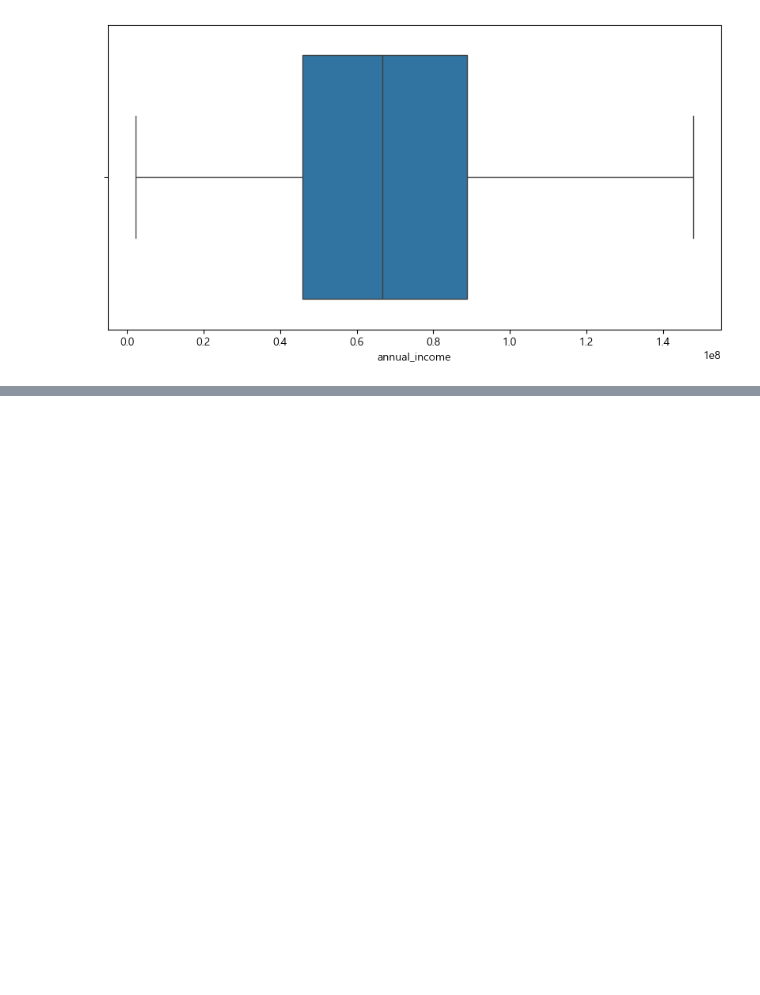
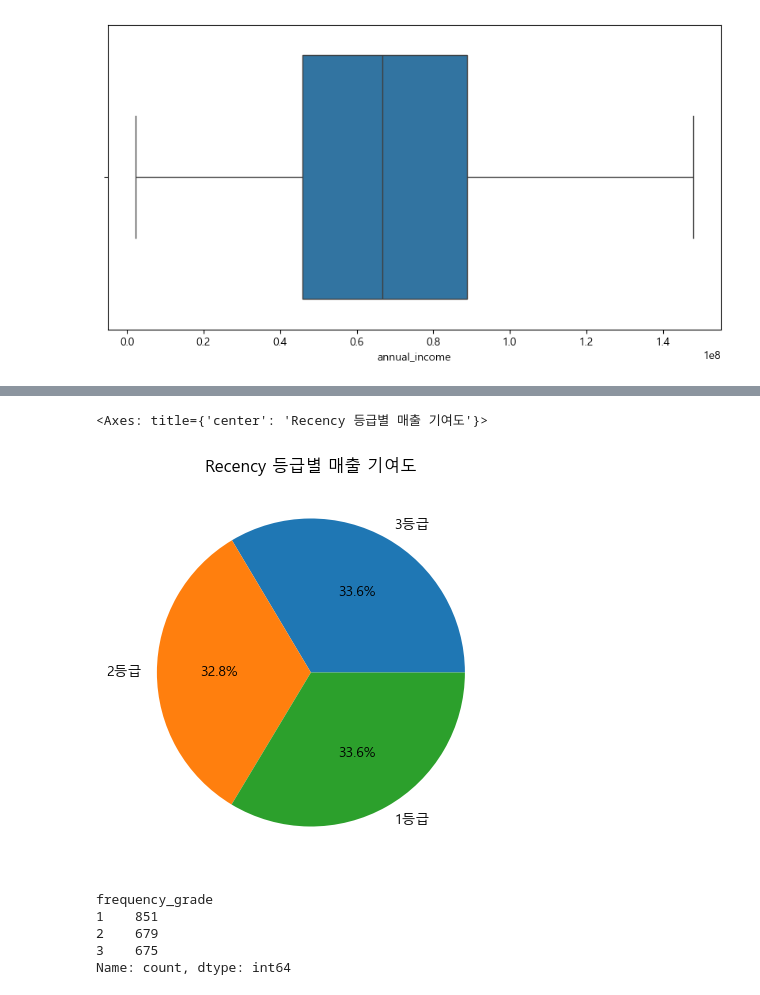
Before and after one commit to Crystal-0109/Codeit, a Jupyter notebook: SupermarketCustomerProject/SupermarketCustomer.ipynb, the cells around one changed output, grey strips where cells are left out. Saved outputs shown, nothing was run; the diff lists cells and outputs as text; code cells hidden in the pictures; blank space fills up the shorter version.

```diff
--- a/SupermarketCustomerProject/SupermarketCustomer.ipynb
+++ b/SupermarketCustomerProject/SupermarketCustomer.ipynb
@@ -331,0 +364,11 @@ sns.boxplot(data=customer_df, x='annual_income')
+# %%
+groupby_recency_grade['amount_total'].plot(
+    kind='pie',
+    autopct='%.1f%%',
+    labels=[f'{x}등급' for x in grade_labels[::-1]],
+    title='Recency 등급별 매출 기여도',
+    ylabel='',
+)
+# %% [output]
+<Axes: title={'center': 'Recency 등급별 매출 기여도'}>
+[figure, added]
@@ -331,0 +379,8 @@ sns.boxplot(data=customer_df, x='annual_income')
+# %%
+customer_df['frequency_grade'].value_counts()
+# %% [output]
+frequency_grade
+1    851
+2    679
+3    675
+Name: count, dtype: int64
```
Also changed, not shown: parts of 21 cells of this notebook.
